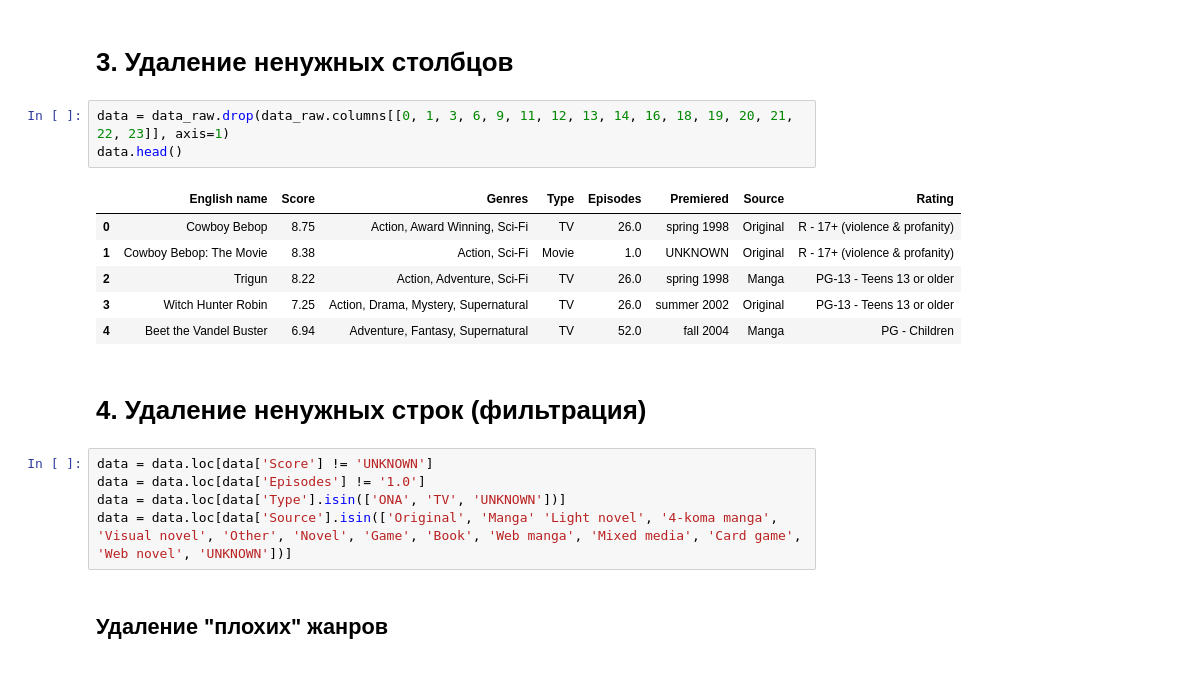
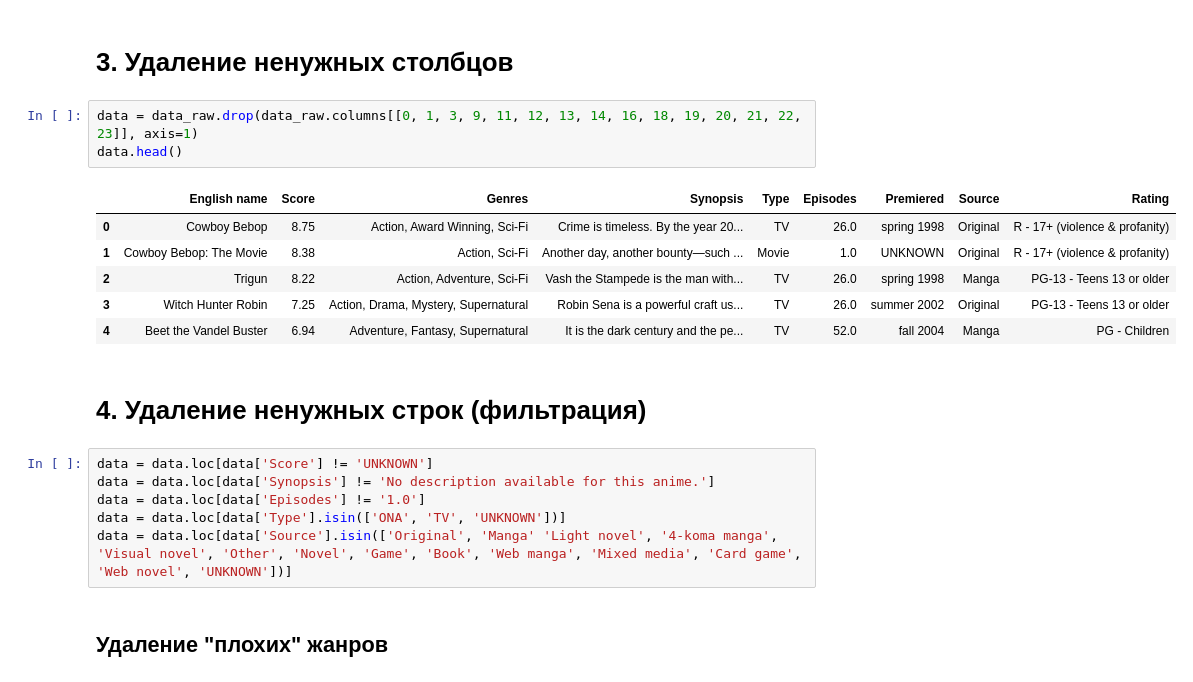
Before and after one commit to KimNikita/machine-learning-practice, a Jupyter notebook: Anime rating prediction.ipynb, the cells around one changed output. Cells and saved outputs as stored; diff of their text form.

```diff
--- a/Anime rating prediction.ipynb
+++ b/Anime rating prediction.ipynb
@@ -33,19 +33,20 @@ data_raw.head()
 # %% [markdown]
 # 3. Удаление ненужных столбцов
 # %%
-data = data_raw.drop(data_raw.columns[[0, 1, 3, 6, 9, 11, 12, 13, 14, 16, 18, 19, 20, 21, 22, 23]], axis=1)
+data = data_raw.drop(data_raw.columns[[0, 1, 3, 9, 11, 12, 13, 14, 16, 18, 19, 20, 21, 22, 23]], axis=1)
 data.head()
 # %% [output]
-|  | English name | Score | Genres | Type | Episodes | Premiered | Source | Rating |
-| 0 | Cowboy Bebop | 8.75 | Action, Award Winning, Sci-Fi | TV | 26.0 | spring 1998 | Original | R - 17+ (violence & profanity) |
-| 1 | Cowboy Bebop: The Movie | 8.38 | Action, Sci-Fi | Movie | 1.0 | UNKNOWN | Original | R - 17+ (violence & profanity) |
-| 2 | Trigun | 8.22 | Action, Adventure, Sci-Fi | TV | 26.0 | spring 1998 | Manga | PG-13 - Teens 13 or older |
-| 3 | Witch Hunter Robin | 7.25 | Action, Drama, Mystery, Supernatural | TV | 26.0 | summer 2002 | Original | PG-13 - Teens 13 or older |
-| 4 | Beet the Vandel Buster | 6.94 | Adventure, Fantasy, Supernatural | TV | 52.0 | fall 2004 | Manga | PG - Children |
+|  | English name | Score | Genres | Synopsis | Type | Episodes | Premiered | Source | Rating |
+| 0 | Cowboy Bebop | 8.75 | Action, Award Winning, Sci-Fi | Crime is timeless. By the year 20... | TV | 26.0 | spring 1998 | Original | R - 17+ (violence & profanity) |
+| 1 | Cowboy Bebop: The Movie | 8.38 | Action, Sci-Fi | Another day, another bounty—such ... | Movie | 1.0 | UNKNOWN | Original | R - 17+ (violence & profanity) |
+| 2 | Trigun | 8.22 | Action, Adventure, Sci-Fi | Vash the Stampede is the man with... | TV | 26.0 | spring 1998 | Manga | PG-13 - Teens 13 or older |
+| 3 | Witch Hunter Robin | 7.25 | Action, Drama, Mystery, Supernatural | Robin Sena is a powerful craft us... | TV | 26.0 | summer 2002 | Original | PG-13 - Teens 13 or older |
+| 4 | Beet the Vandel Buster | 6.94 | Adventure, Fantasy, Supernatural | It is the dark century and the pe... | TV | 52.0 | fall 2004 | Manga | PG - Children |
 # %% [markdown]
 # 4. Удаление ненужных строк (фильтрация)
 # %%
 data = data.loc[data['Score'] != 'UNKNOWN']
+data = data.loc[data['Synopsis'] != 'No description available for this anime.']
 data = data.loc[data['Episodes'] != '1.0']
 data = data.loc[data['Type'].isin(['ONA', 'TV', 'UNKNOWN'])]
 data = data.loc[data['Source'].isin(['Original', 'Manga' 'Light novel', '4-koma manga', 'Visual novel', 'Other', 'Novel', 'Game', 'Book', 'Web manga', 'Mixed media', 'Card game', 'Web novel', 'UNKNOWN'])]
```
Also changed, not shown: parts of 19 cells of this notebook.
